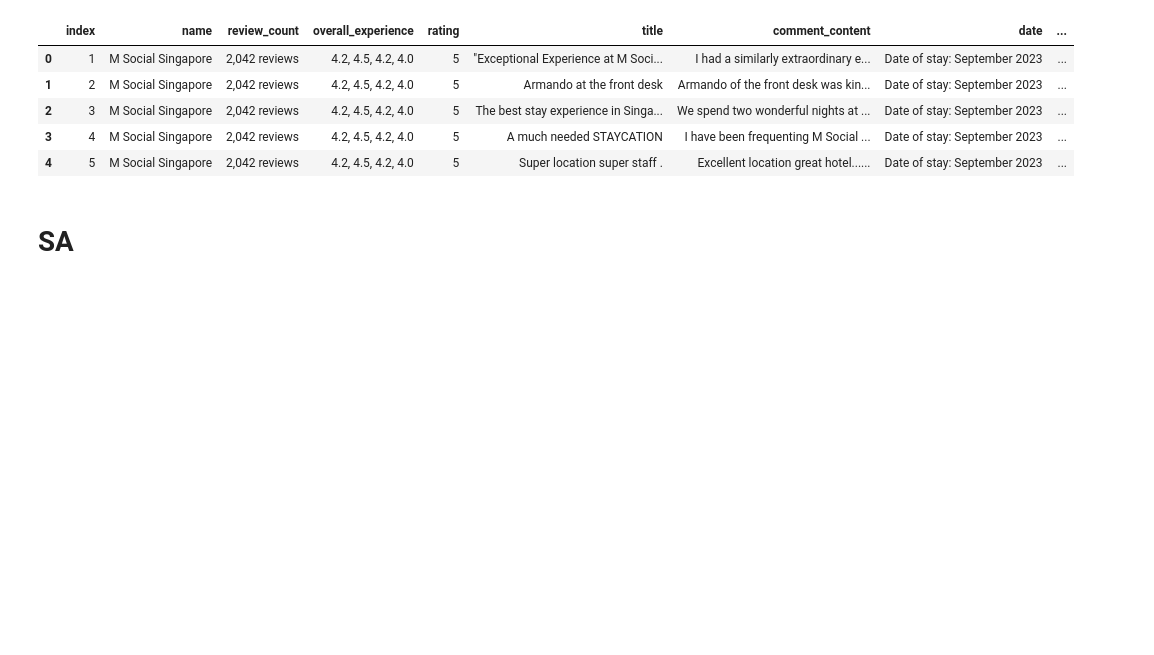
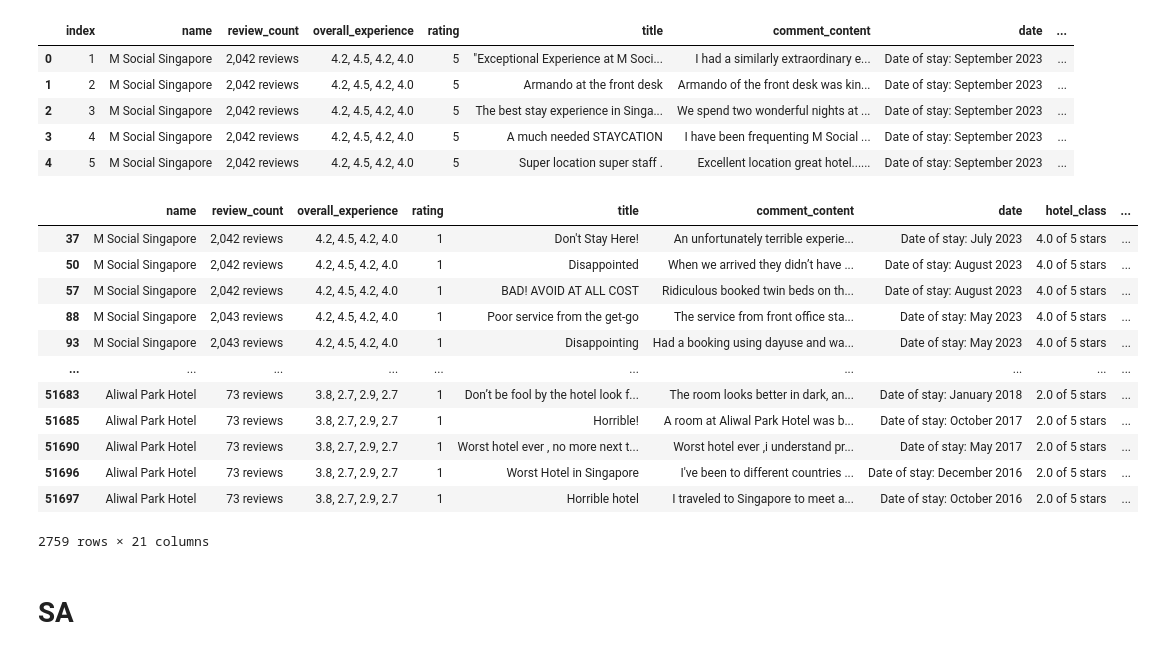
Before and after one commit to Odys6x/Python-DataAnalysis, a Jupyter notebook: python_project/notebooks/Untitled.ipynb, the cells around one changed output. Saved outputs shown, nothing was run; the diff lists cells and outputs as text; code cells hidden in the pictures; blank space fills up the shorter version.

```diff
--- a/python_project/notebooks/Untitled.ipynb
+++ b/python_project/notebooks/Untitled.ipynb
@@ -203,6 +203,22 @@ ax = df['rating'].value_counts().sort_index() \
           figsize=(10, 5))
 ax.set_xlabel('Rating')
 plt.show()
+# %%
+df[df['rating'] == 1]
+# %% [output]
+|  | name | review_count | overall_experience | rating | title | comment_content | date | hotel_class | ... |
+| 37 | M Social Singapore | 2,042 reviews | 4.2, 4.5, 4.2, 4.0 | 1 | Don't Stay Here! | An unfortunately terrible experie... | Date of stay: July 2023 | 4.0 of 5 stars | ... |
+| 50 | M Social Singapore | 2,042 reviews | 4.2, 4.5, 4.2, 4.0 | 1 | Disappointed | When we arrived they didn’t have ... | Date of stay: August 2023 | 4.0 of 5 stars | ... |
+| 57 | M Social Singapore | 2,042 reviews | 4.2, 4.5, 4.2, 4.0 | 1 | BAD! AVOID AT ALL COST | Ridiculous booked twin beds on th... | Date of stay: August 2023 | 4.0 of 5 stars | ... |
+| 88 | M Social Singapore | 2,043 reviews | 4.2, 4.5, 4.2, 4.0 | 1 | Poor service from the get-go | The service from front office sta... | Date of stay: May 2023 | 4.0 of 5 stars | ... |
+| 93 | M Social Singapore | 2,043 reviews | 4.2, 4.5, 4.2, 4.0 | 1 | Disappointing | Had a booking using dayuse and wa... | Date of stay: May 2023 | 4.0 of 5 stars | ... |
+| ... | ... | ... | ... | ... | ... | ... | ... | ... | ... |
+| 51683 | Aliwal Park Hotel | 73 reviews | 3.8, 2.7, 2.9, 2.7 | 1 | Don’t be fool by the hotel look f... | The room looks better in dark, an... | Date of stay: January 2018 | 2.0 of 5 stars | ... |
+| 51685 | Aliwal Park Hotel | 73 reviews | 3.8, 2.7, 2.9, 2.7 | 1 | Horrible! | A room at Aliwal Park Hotel was b... | Date of stay: October 2017 | 2.0 of 5 stars | ... |
+| 51690 | Aliwal Park Hotel | 73 reviews | 3.8, 2.7, 2.9, 2.7 | 1 | Worst hotel ever , no more next t... | Worst hotel ever ,i understand pr... | Date of stay: May 2017 | 2.0 of 5 stars | ... |
+| 51696 | Aliwal Park Hotel | 73 reviews | 3.8, 2.7, 2.9, 2.7 | 1 | Worst Hotel in Singapore | I've been to different countries ... | Date of stay: December 2016 | 2.0 of 5 stars | ... |
+| 51697 | Aliwal Park Hotel | 73 reviews | 3.8, 2.7, 2.9, 2.7 | 1 | Horrible hotel | I traveled to Singapore to meet a... | Date of stay: October 2016 | 2.0 of 5 stars | ... |
+2759 rows × 21 columns
 # %% [markdown]
 # SA
 # %%
```
Also changed, not shown: 2 other files.
